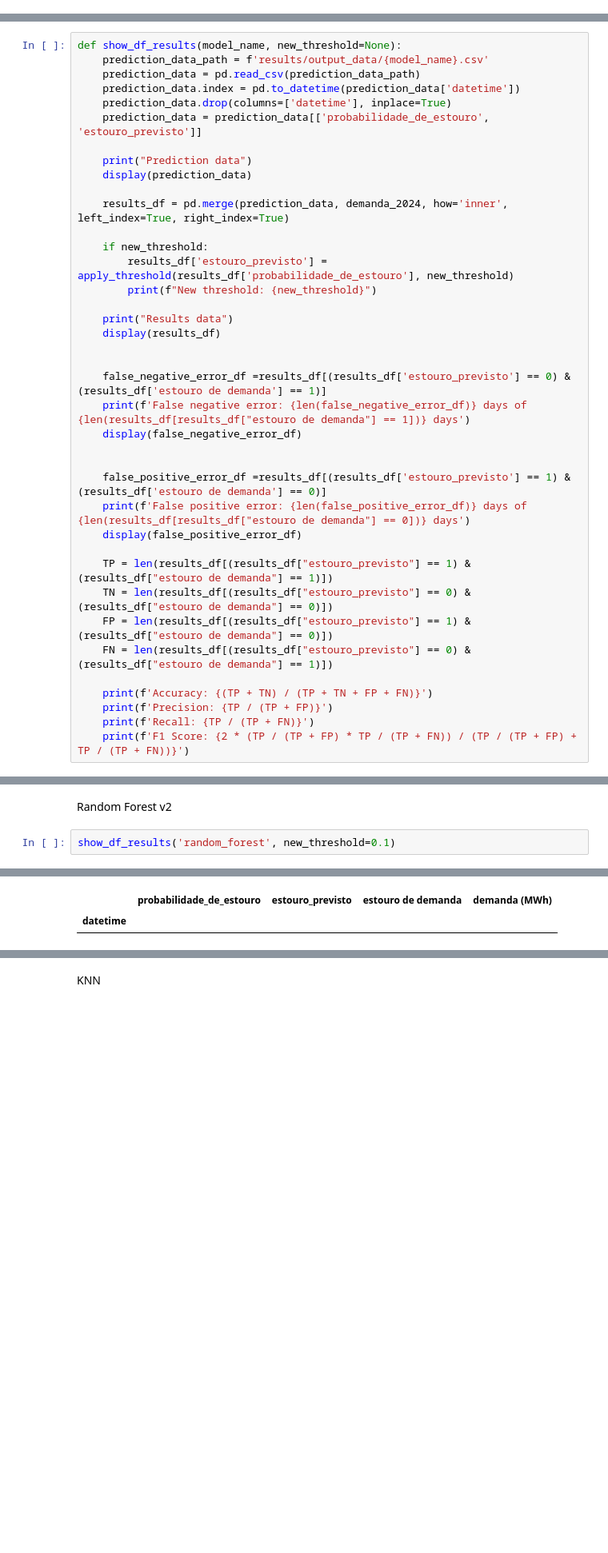
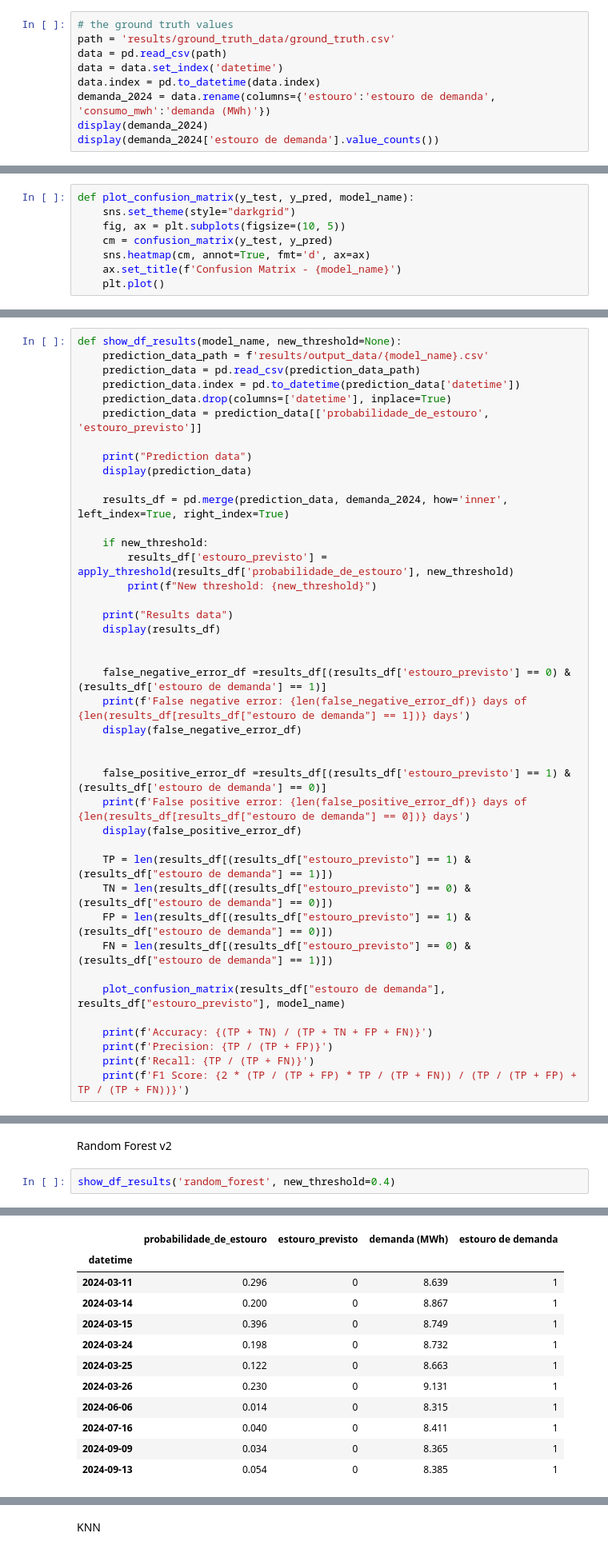
Before and after one commit to V-kr0pt/vivix_energy_consumption, a Jupyter notebook: prediction_analysis.ipynb, the cells around one changed output, grey strips where cells are left out. Shown at 80% size. Cells and saved outputs as stored; diff of their text form; blank space fills up the shorter version.

```diff
--- a/prediction_analysis.ipynb
+++ b/prediction_analysis.ipynb
@@ -47,0 +43,9 @@ demanda_2024
+# %%
+# the ground truth values
+path = 'results/ground_truth_data/ground_truth.csv'
+data = pd.read_csv(path)
+data = data.set_index('datetime')
+data.index = pd.to_datetime(data.index)
+demanda_2024 = data.rename(columns={'estouro':'estouro de demanda', 'consumo_mwh':'demanda (MWh)'})
+display(demanda_2024)
+display(demanda_2024['estouro de demanda'].value_counts())
@@ -48,5 +79,13 @@ demanda_2024
 # %% [markdown]
 Show results function
+# %%
+def plot_confusion_matrix(y_test, y_pred, model_name):
+    sns.set_theme(style="darkgrid")
+    fig, ax = plt.subplots(figsize=(10, 5))
+    cm = confusion_matrix(y_test, y_pred)
+    sns.heatmap(cm, annot=True, fmt='d', ax=ax)
+    ax.set_title(f'Confusion Matrix - {model_name}')
+    plt.plot()
 # %%
 def apply_threshold(probabilities, threshold):
     return (probabilities >= threshold).astype(int)
@@ -85,6 +124,8 @@ def show_df_results(model_name, new_threshold=None):
     FP = len(results_df[(results_df["estouro_previsto"] == 1) & (results_df["estouro de demanda"] == 0)])
     FN = len(results_df[(results_df["estouro_previsto"] == 0) & (results_df["estouro de demanda"] == 1)])
 
+    plot_confusion_matrix(results_df["estouro de demanda"], results_df["estouro_previsto"], model_name)
+
     print(f'Accuracy: {(TP + TN) / (TP + TN + FP + FN)}')
     print(f'Precision: {TP / (TP + FP)}')
     print(f'Recall: {TP / (TP + FN)}')
@@ -247,7 +337,7 @@ F1 Score: 0.7272727272727273
 # %% [markdown]
 Random Forest v2
 # %%
-show_df_results('random_forest', new_threshold=0.1)
+show_df_results('random_forest', new_threshold=0.4)
 # %% [output]
 Prediction data
 |  | probabilidade_de_estouro | estouro_previsto |
@@ -284,2 +374,12 @@ False negative error: 0 days of 14 days
-|  | probabilidade_de_estouro | estouro_previsto | estouro de demanda | demanda (MWh) |
+|  | probabilidade_de_estouro | estouro_previsto | demanda (MWh) | estouro de demanda |
 | datetime |  |  |  |  |
+| 2024-03-11 | 0.296 | 0 | 8.639 | 1 |
+| 2024-03-14 | 0.200 | 0 | 8.867 | 1 |
+| 2024-03-15 | 0.396 | 0 | 8.749 | 1 |
+| 2024-03-24 | 0.198 | 0 | 8.732 | 1 |
+| 2024-03-25 | 0.122 | 0 | 8.663 | 1 |
+| 2024-03-26 | 0.230 | 0 | 9.131 | 1 |
+| 2024-06-06 | 0.014 | 0 | 8.315 | 1 |
+| 2024-07-16 | 0.040 | 0 | 8.411 | 1 |
+| 2024-09-09 | 0.034 | 0 | 8.365 | 1 |
+| 2024-09-13 | 0.054 | 0 | 8.385 | 1 |
```
Also changed, not shown: parts of 11 cells of this notebook.
